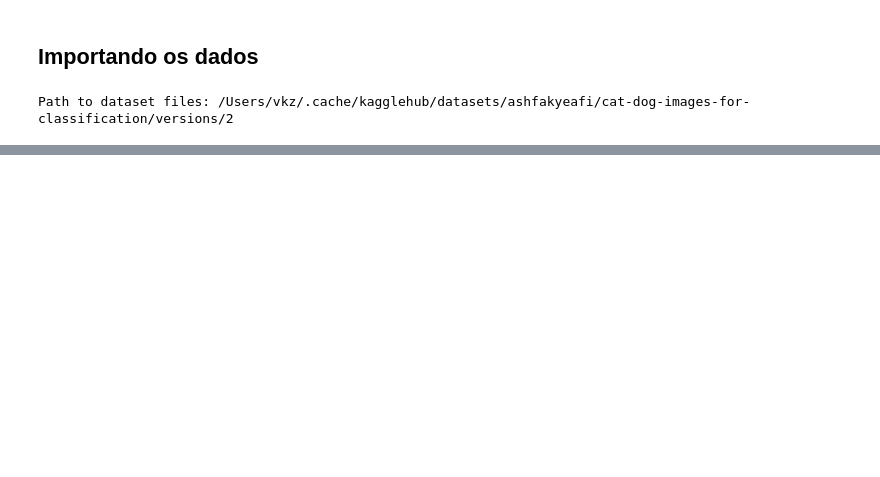
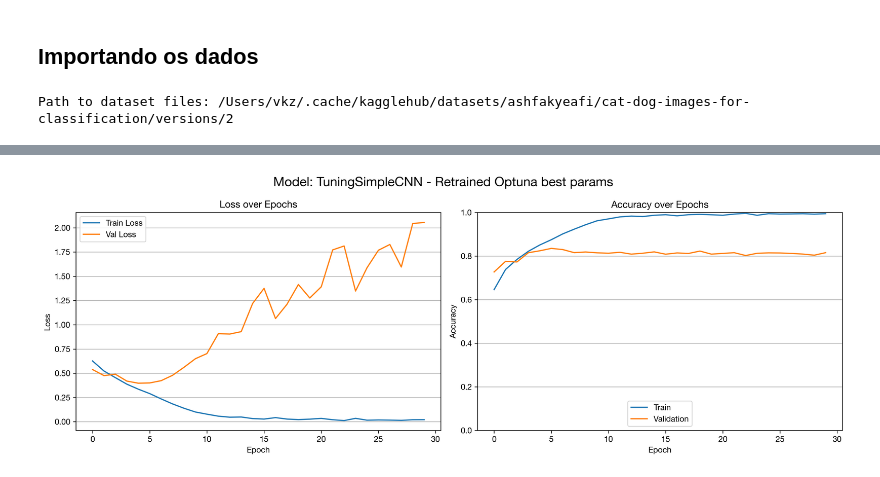
Before and after one commit to JVitorCarv/mini-projeto-1, a Jupyter notebook: notebook.ipynb, the cells around one changed output, grey strips where cells are left out. Saved outputs shown, nothing was run; the diff lists cells and outputs as text; code cells hidden in the pictures; blank space fills up the shorter version.

```diff
--- a/notebook.ipynb
+++ b/notebook.ipynb
@@ -284,0 +611,5 @@ Test Accuracy: 79.55%
+# %%
+sampler = optuna.samplers.TPESampler(seed=12345)
+study = optuna.create_study(direction="maximize", sampler=sampler)
+study.optimize(objective, n_trials=20)
+study.best_trial
@@ -284,0 +635,8 @@ Test Accuracy: 79.55%
+# %%
+# Saving optuna study
+with open("./optuna/optuna_study.pkl", "wb") as f:
+    pickle.dump(study, f)
+# %%
+# Loading optuna study
+with open("./optuna/optuna_study.pkl", "rb") as f:
+    study = pickle.load(f)
@@ -284,0 +716,13 @@ Test Accuracy: 79.55%
+# %%
+# Loading the saved results
+results_path = os.path.join("reports", "optuna_best_metrics.pkl")
+with open(results_path, "rb") as f:
+    results = pickle.load(f)
+# %%
+plot_epochs_graphs(
+    results,
+    "Model: TuningSimpleCNN - Retrained Optuna best params",
+    filename="optuna_epochs.png",
+)
+# %% [output]
+[figure, added]
```
Also changed, not shown: parts of 80 cells of this notebook, 30 other files.
